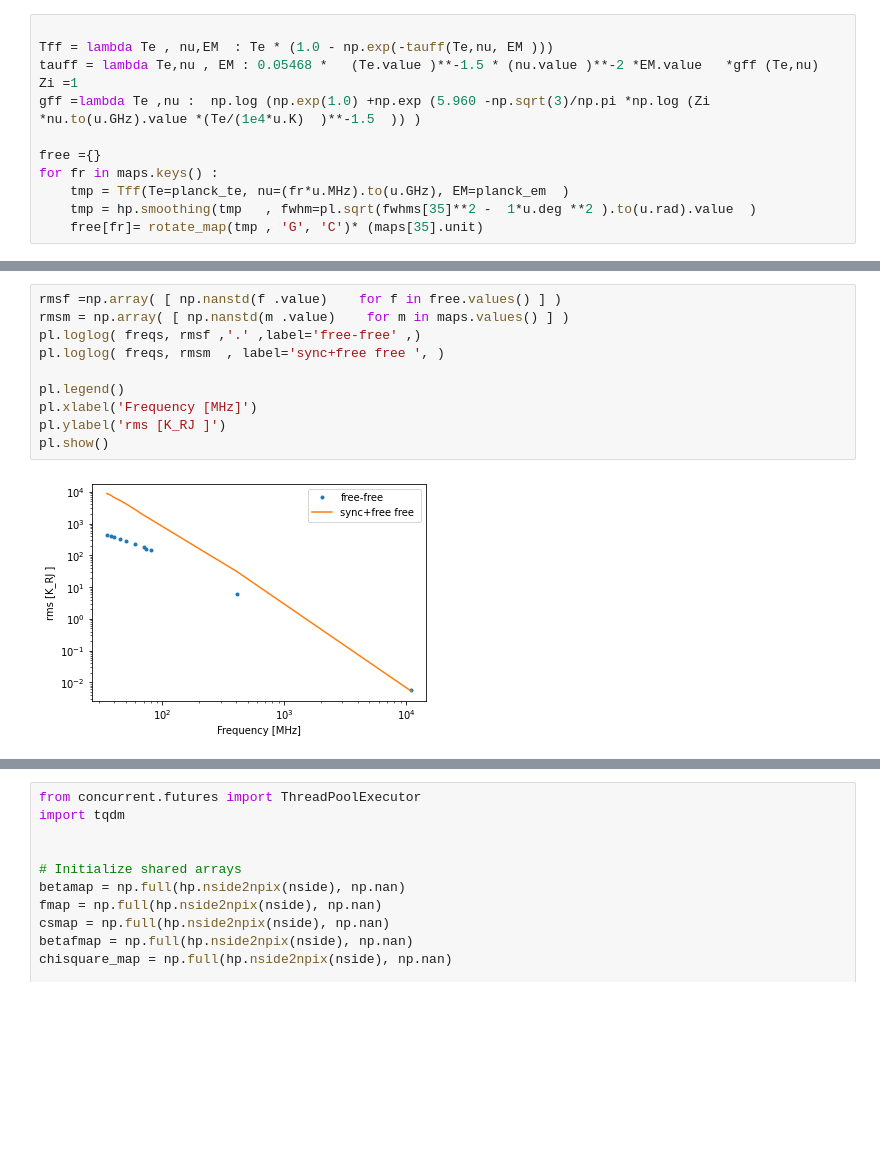
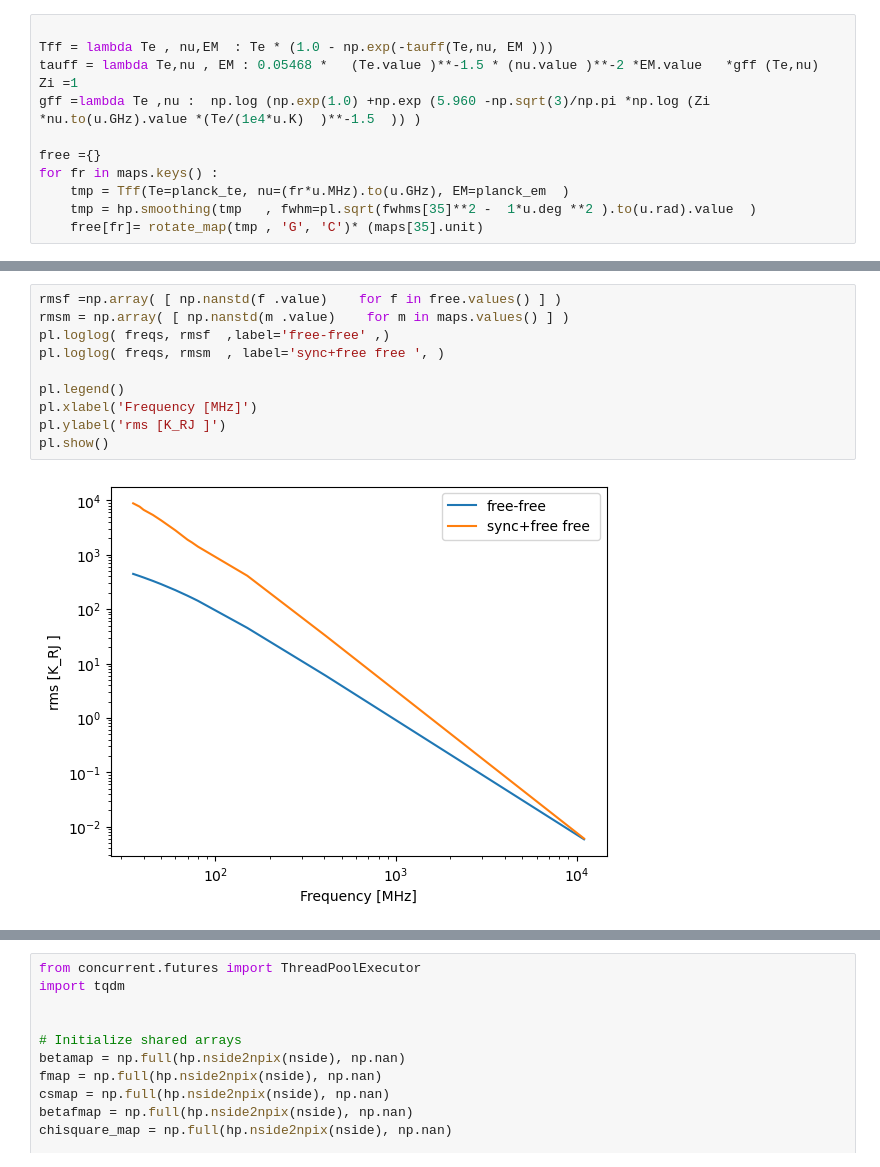
Before and after one commit to giuspugl/fitting_synchrotron, a Jupyter notebook: coarse_parameters.ipynb, the cells around one changed output, grey strips where cells are left out. Saved outputs shown, nothing was run; the diff lists cells and outputs as text; blank space fills up the shorter version.

```diff
--- a/coarse_parameters.ipynb
+++ b/coarse_parameters.ipynb
@@ -514,15 +514,15 @@ pl.show()
 # %%
 rmsf =np.array( [ np.nanstd(f .value)    for f in free.values() ] )
 rmsm = np.array( [ np.nanstd(m .value)    for m in maps.values() ] )
-pl.loglog( freqs, rmsf ,'.' ,label='free-free' ,)
+pl.loglog( freqs, rmsf  ,label='free-free' ,)
 pl.loglog( freqs, rmsm  , label='sync+free free ', )
 
 pl.legend()
 pl.xlabel('Frequency [MHz]')
 pl.ylabel('rms [K_RJ ]')
 pl.show()
 # %% [output]
-[figure, old version]
+[figure, new version]
 # %%
 
 def fitting_beta_curvature(X, beta, cs, const):
```
Also changed, not shown: parts of 9 cells of this notebook.
